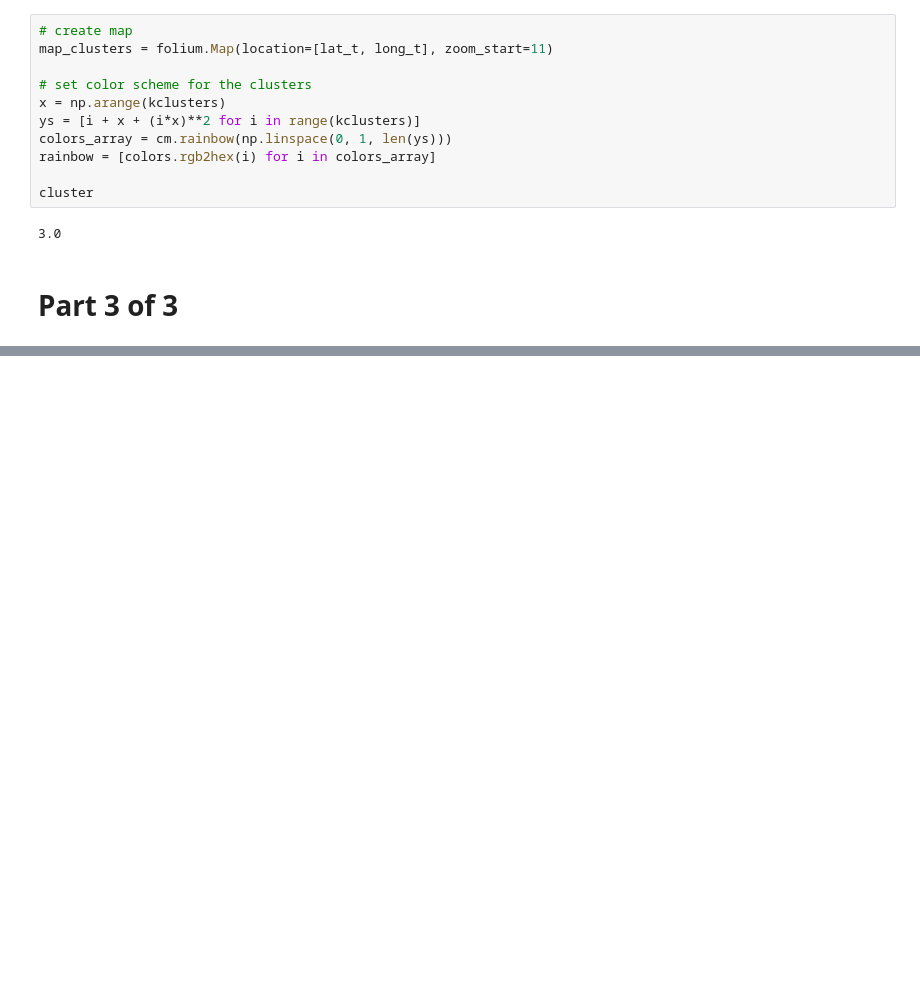
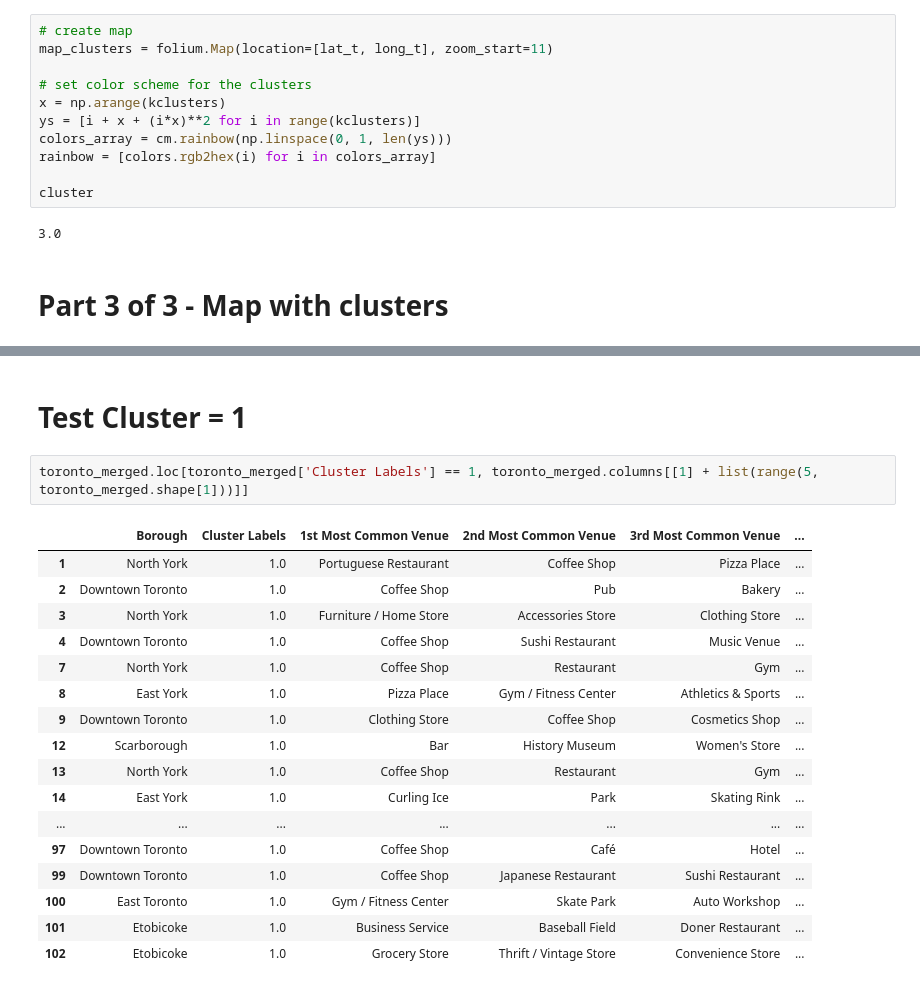
Before and after one commit to zactolearnthings/Coursera_Capstone, a Jupyter notebook: Assignment - Segmenting and Clustering Neighborhoods in Toronto.ipynb, the cells around one changed output, grey strips where cells are left out. Saved outputs shown, nothing was run; the diff lists cells and outputs as text; blank space fills up the shorter version.

```diff
--- a/Assignment - Segmenting and Clustering Neighborhoods in Toronto.ipynb
+++ b/Assignment - Segmenting and Clustering Neighborhoods in Toronto.ipynb
@@ -518,7 +518,7 @@ cluster
 # %% [output]
 3.0
 # %% [markdown]
-# Part 3 of 3
+# Part 3 of 3 - Map with clusters
 # %%
 # add markers to the map
 markers_colors = []
@@ -536,3 +536,25 @@ for lat, lon, poi, cluster in zip(toronto_merged['Latitude'], toronto_merged['Lo
 map_clusters
 # %% [output]
 [interactive output not drawn]
+# %% [markdown]
+# Test Cluster = 1
+# %%
+toronto_merged.loc[toronto_merged['Cluster Labels'] == 1, toronto_merged.columns[[1] + list(range(5, toronto_merged.shape[1]))]]
+# %% [output]
+|  | Borough | Cluster Labels | 1st Most Common Venue | 2nd Most Common Venue | 3rd Most Common Venue | ... |
+| 1 | North York | 1.0 | Portuguese Restaurant | Coffee Shop | Pizza Place | ... |
+| 2 | Downtown Toronto | 1.0 | Coffee Shop | Pub | Bakery | ... |
+| 3 | North York | 1.0 | Furniture / Home Store | Accessories Store | Clothing Store | ... |
+| 4 | Downtown Toronto | 1.0 | Coffee Shop | Sushi Restaurant | Music Venue | ... |
+| 7 | North York | 1.0 | Coffee Shop | Restaurant | Gym | ... |
+| 8 | East York | 1.0 | Pizza Place | Gym / Fitness Center | Athletics & Sports | ... |
+| 9 | Downtown Toronto | 1.0 | Clothing Store | Coffee Shop | Cosmetics Shop | ... |
+| 12 | Scarborough | 1.0 | Bar | History Museum | Women's Store | ... |
+| 13 | North York | 1.0 | Coffee Shop | Restaurant | Gym | ... |
+| 14 | East York | 1.0 | Curling Ice | Park | Skating Rink | ... |
+| ... | ... | ... | ... | ... | ... | ... |
+| 97 | Downtown Toronto | 1.0 | Coffee Shop | Café | Hotel | ... |
+| 99 | Downtown Toronto | 1.0 | Coffee Shop | Japanese Restaurant | Sushi Restaurant | ... |
+| 100 | East Toronto | 1.0 | Gym / Fitness Center | Skate Park | Auto Workshop | ... |
+| 101 | Etobicoke | 1.0 | Business Service | Baseball Field | Doner Restaurant | ... |
+| 102 | Etobicoke | 1.0 | Grocery Store | Thrift / Vintage Store | Convenience Store | ... |
```
